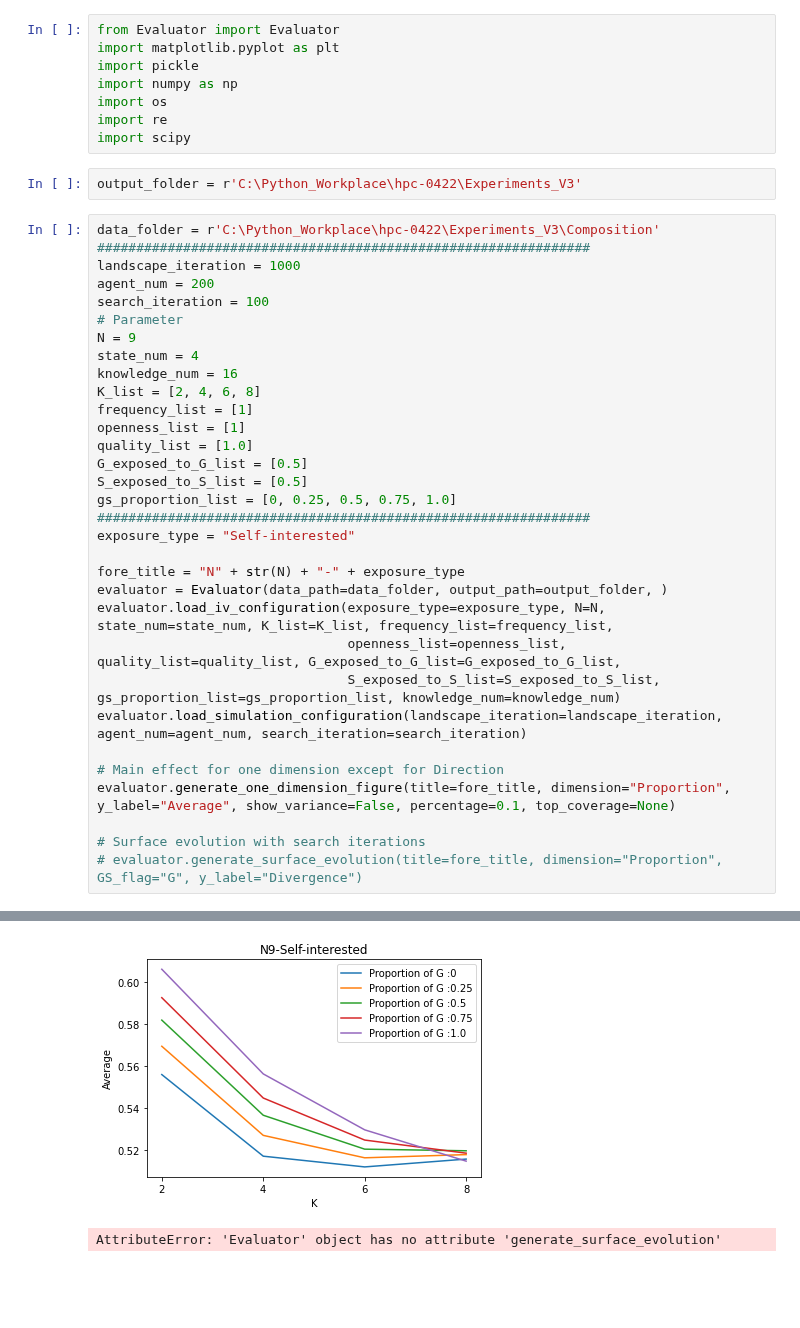
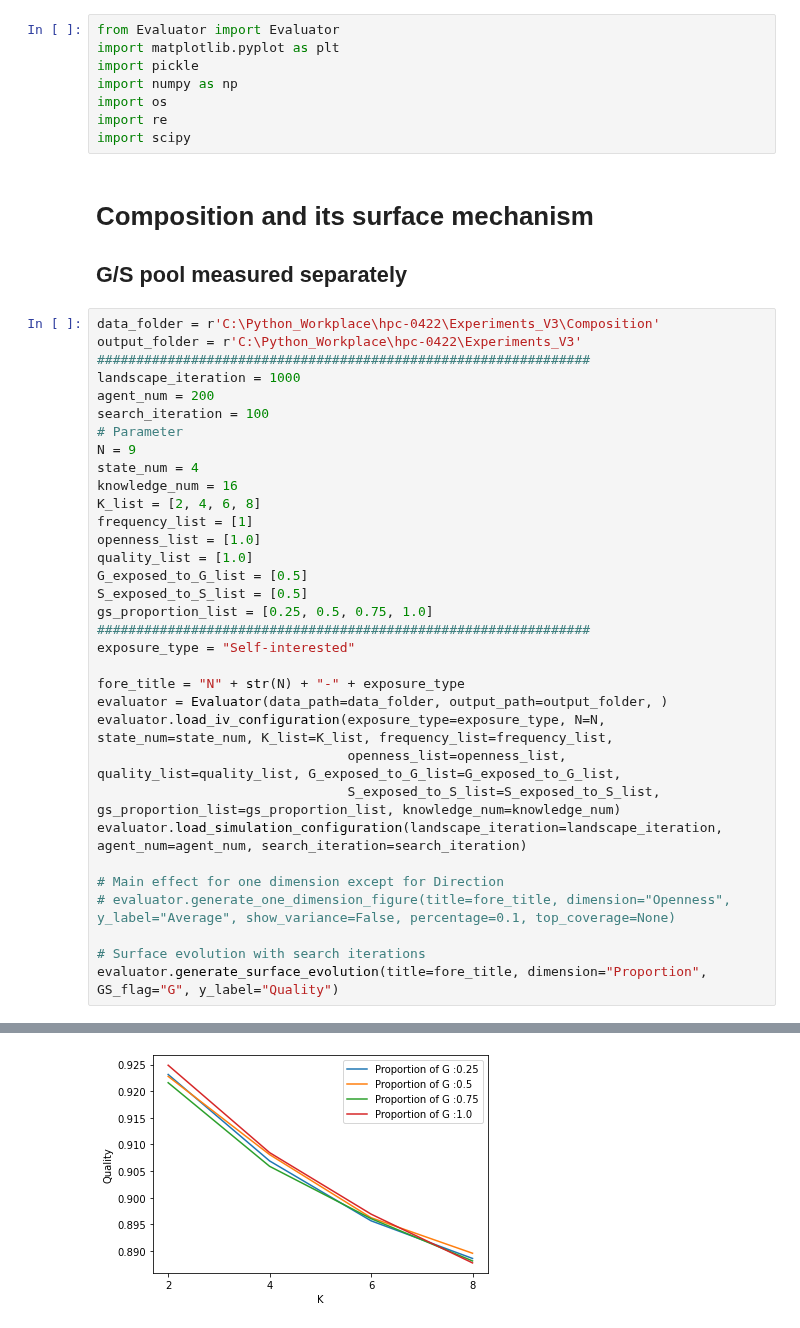
Before and after one commit to baldFemale/OpenInnovationFramework, a Jupyter notebook: Experiments_V3/Mechanisms.ipynb, the cells around one changed output, grey strips where cells are left out. Cells and saved outputs as stored; diff of their text form; blank space fills up the shorter version.

Commit message:
Experiments and analysis

```diff
--- a/Experiments_V3/Mechanisms.ipynb
+++ b/Experiments_V3/Mechanisms.ipynb
@@ -6,10 +6,12 @@ import numpy as np
 import os
 import re
 import scipy
-# %%
-output_folder = r'C:\Python_Workplace\hpc-0422\Experiments_V3'
+# %% [markdown]
+# Composition and its surface mechanism
+## G/S pool measured separately
 # %%
 data_folder = r'C:\Python_Workplace\hpc-0422\Experiments_V3\Composition'
+output_folder = r'C:\Python_Workplace\hpc-0422\Experiments_V3'
 ###############################################################
 landscape_iteration = 1000
 agent_num = 200
@@ -20,11 +22,11 @@ state_num = 4
 knowledge_num = 16
 K_list = [2, 4, 6, 8]
 frequency_list = [1]
-openness_list = [1]
+openness_list = [1.0]
 quality_list = [1.0]
 G_exposed_to_G_list = [0.5]
 S_exposed_to_S_list = [0.5]
-gs_proportion_list = [0, 0.25, 0.5, 0.75, 1.0]
+gs_proportion_list = [0.25, 0.5, 0.75, 1.0]
 ###############################################################
 exposure_type = "Self-interested"
 
@@ -36,8 +38,8 @@ evaluator.load_iv_configuration(exposure_type=exposure_type, N=N, state_num=stat
 evaluator.load_simulation_configuration(landscape_iteration=landscape_iteration, agent_num=agent_num, search_iteration=search_iteration)
 
 # Main effect for one dimension except for Direction
-evaluator.generate_one_dimension_figure(title=fore_title, dimension="Proportion", y_label="Average", show_variance=False, percentage=0.1, top_coverage=None)
+# evaluator.generate_one_dimension_figure(title=fore_title, dimension="Openness", y_label="Average", show_variance=False, percentage=0.1, top_coverage=None)
 
 # Surface evolution with search iterations
-# evaluator.generate_surface_evolution(title=fore_title, dimension="Proportion", GS_flag="G", y_label="Divergence")
+evaluator.generate_surface_evolution(title=fore_title, dimension="Proportion", GS_flag="G", y_label="Quality")
 # %% [output]
@@ -63,2 +65 @@ File Exists
-[figure, old version]
+[figure, new version]
-AttributeError: 'Evaluator' object has no attribute 'generate_surface_evolution'
```
Also changed, not shown: parts of 16 cells of this notebook, 24 other files.
